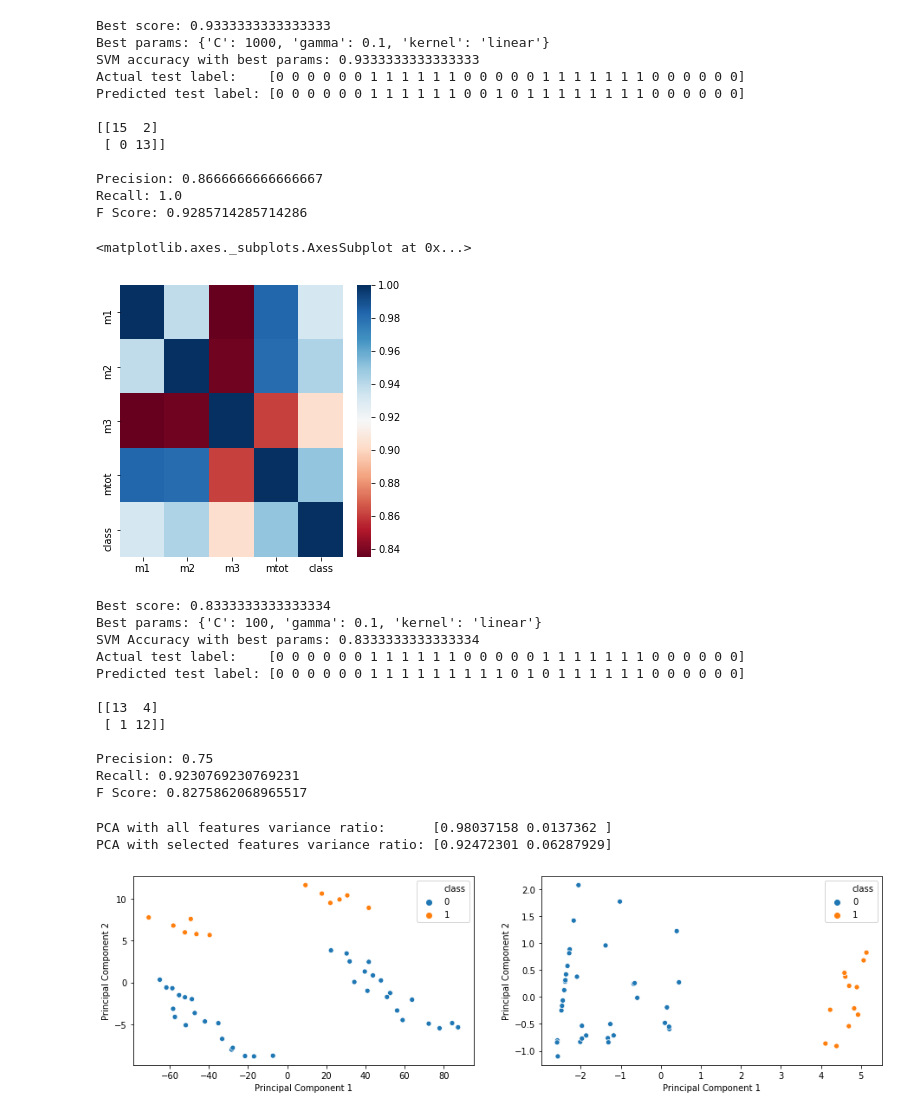
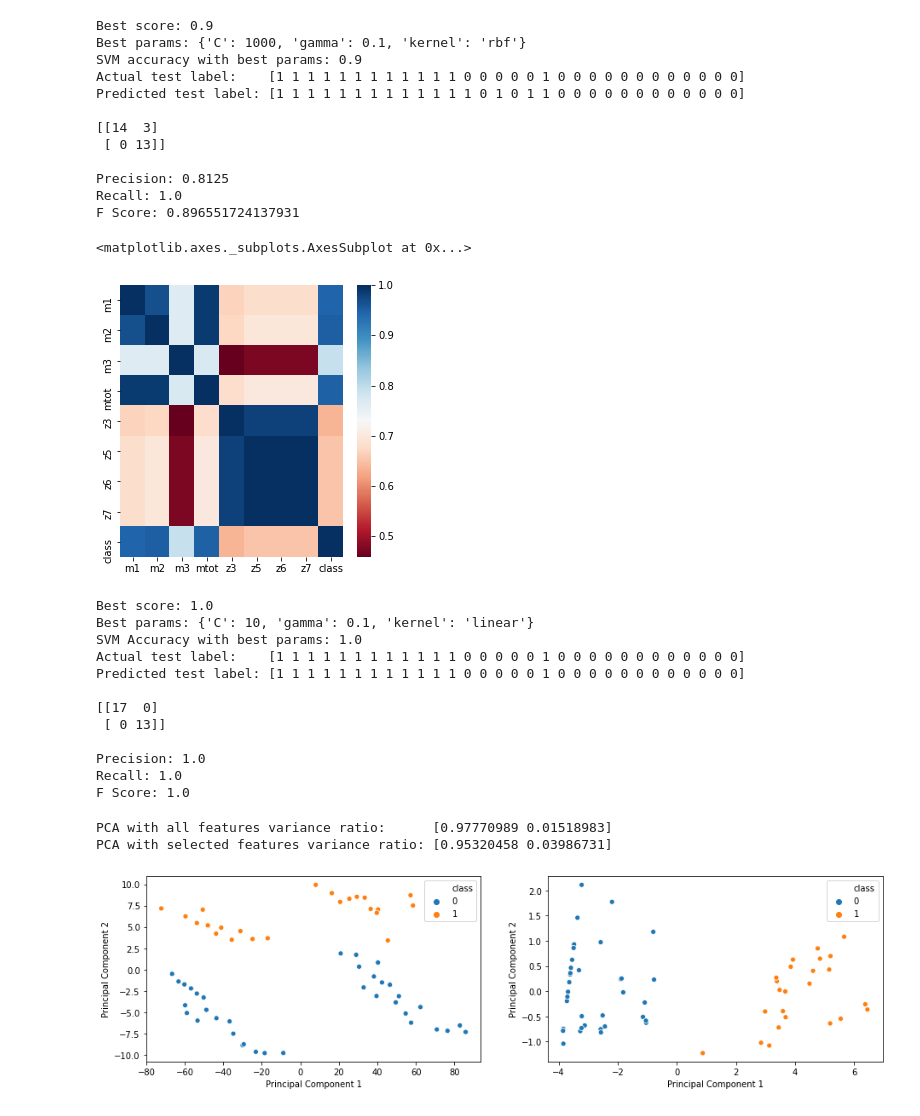
Before and after one commit to maarlf/vasp, a Jupyter notebook: notebooks/svm_classifier.ipynb, the cells around one changed output. Drawn from its saved outputs; the diff is of its cells as text; code cells hidden in the pictures.

```diff
--- a/notebooks/svm_classifier.ipynb
+++ b/notebooks/svm_classifier.ipynb
@@ -32,10 +32,12 @@ normalizer = Normalizer()
 df_train = pd.read_csv('../datasets/datatrain.csv')
 df_test = pd.read_csv('../datasets/datatest.csv')
 
-X_train = df_train.drop(['structure', 'class'], axis=1)
+X_train = df_train.drop(['a', 'b', 'x', 'class'], axis=1)
 X_train_norm = normalizer.fit_transform(X_train)
 y_train = df_train['class'].values
 
-X_test = df_test.drop(['structure', 'class'], axis=1)
+X_test = df_test.drop(['a', 'b', 'x', 'class'], axis=1)
 X_test_norm = normalizer.fit_transform(X_test)
 y_test = df_test['class'].values
+
+df_train.head()
@@ -66,29 +130,29 @@ print('Precision: {}'.format(precision_score(y_test, y_pred1)))
 print('Recall: {}'.format(recall_score(y_test, y_pred1)))
 print('F Score: {}'.format(f1_score(y_test, y_pred1)))
 # %% [output]
-Best score: 0.9333333333333333
-Best params: {'C': 1000, 'gamma': 0.1, 'kernel': 'linear'}
-SVM accuracy with best params: 0.9333333333333333
-Actual test label:    [0 0 0 0 0 0 1 1 1 1 1 1 0 0 0 0 0 1 1 1 1 1 1 1 0 0 0 0 0 0]
-Predicted test label: [0 0 0 0 0 0 1 1 1 1 1 1 0 0 1 0 1 1 1 1 1 1 1 1 0 0 0 0 0 0]
+Best score: 0.9
+Best params: {'C': 1000, 'gamma': 0.1, 'kernel': 'rbf'}
+SVM accuracy with best params: 0.9
+Actual test label:    [1 1 1 1 1 1 1 1 1 1 1 1 0 0 0 0 0 1 0 0 0 0 0 0 0 0 0 0 0 0]
+Predicted test label: [1 1 1 1 1 1 1 1 1 1 1 1 1 0 1 0 1 1 0 0 0 0 0 0 0 0 0 0 0 0]
 
-[[15  2]
+[[14  3]
  [ 0 13]]
 
-Precision: 0.8666666666666667
+Precision: 0.8125
 Recall: 1.0
-F Score: 0.9285714285714286
+F Score: 0.896551724137931
 # %%
 # selected = ['m1', 'm2', 'm3', 'mtot', 'n_el', 'tot_en', 'z3', 'z5', 'z6', 'z7']
-# selected = ['m1', 'm2', 'm3', 'mtot', 'z3', 'z5', 'z6', 'z7']
-selected = ['m1', 'm2', 'm3', 'mtot']
+selected = ['m1', 'm2', 'm3', 'mtot', 'z3', 'z5', 'z6', 'z7']
+# selected = ['m1', 'm2', 'm3', 'mtot']
 
 plt.figure(figsize=(5, 5))
 df_corr = pd.concat([pd.DataFrame(X_train, columns=selected), df_train['class']], axis=1)
 sns.heatmap(df_corr.corr(), annot=False, cmap='RdBu')
 # %% [output]
 <matplotlib.axes._subplots.AxesSubplot at 0x...>
-[figure, old version]
+[figure, new version]
 # %%
 X_train2 = df_train[selected]
 X_train2_norm = normalizer.fit_transform(X_train2)
@@ -114,18 +178,18 @@ print('Precision: {}'.format(precision_score(y_test, y_pred2)))
 print('Recall: {}'.format(recall_score(y_test, y_pred2)))
 print('F Score: {}'.format(f1_score(y_test, y_pred2)))
 # %% [output]
-Best score: 0.8333333333333334
-Best params: {'C': 100, 'gamma': 0.1, 'kernel': 'linear'}
-SVM Accuracy with best params: 0.8333333333333334
-Actual test label:    [0 0 0 0 0 0 1 1 1 1 1 1 0 0 0 0 0 1 1 1 1 1 1 1 0 0 0 0 0 0]
-Predicted test label: [0 0 0 0 0 0 1 1 1 1 1 1 1 1 1 0 1 0 1 1 1 1 1 1 0 0 0 0 0 0]
+Best score: 1.0
+Best params: {'C': 10, 'gamma': 0.1, 'kernel': 'linear'}
+SVM Accuracy with best params: 1.0
+Actual test label:    [1 1 1 1 1 1 1 1 1 1 1 1 0 0 0 0 0 1 0 0 0 0 0 0 0 0 0 0 0 0]
+Predicted test label: [1 1 1 1 1 1 1 1 1 1 1 1 0 0 0 0 0 1 0 0 0 0 0 0 0 0 0 0 0 0]
 
-[[13  4]
- [ 1 12]]
+[[17  0]
+ [ 0 13]]
 
-Precision: 0.75
-Recall: 0.9230769230769231
-F Score: 0.8275862068965517
+Precision: 1.0
+Recall: 1.0
+F Score: 1.0
 # %%
 pca = PCA(n_components=2)
 pca2 = PCA(n_components=2)
@@ -150,16 +214,16 @@ df_pca2 = pd.concat([df_pca2['Principal Component 1'], df_pca2['Principal Compon
 print('PCA with all features variance ratio:      {}'.format(pca.explained_variance_ratio_))
 print('PCA with selected features variance ratio: {}'.format(pca2.explained_variance_ratio_))
 # %% [output]
-PCA with all features variance ratio:      [0.98037158 0.0137362 ]
-PCA with selected features variance ratio: [0.92472301 0.06287929]
+PCA with all features variance ratio:      [0.97770989 0.01518983]
+PCA with selected features variance ratio: [0.95320458 0.03986731]
 # %%
-fig, ax = plt.subplots(1,2)
+fig, ax = plt.subplots(1, 2)
 sns.scatterplot(data=df_pca, x='Principal Component 1', y='Principal Component 2', hue='class', ax=ax[0])
 sns.scatterplot(data=df_pca2, x='Principal Component 1', y='Principal Component 2', hue='class', ax=ax[1])
 plt.subplots_adjust(left=2, right=4)
 fig.show()
 # %% [output]
-[figure, old version]
+[figure, new version]
 # %%
 pipe = [('pca', PCA()), ('classifier', SVC())]
 param_grid_pca = {
```
Also changed, not shown: parts of 4 cells of this notebook, 2 other files.
